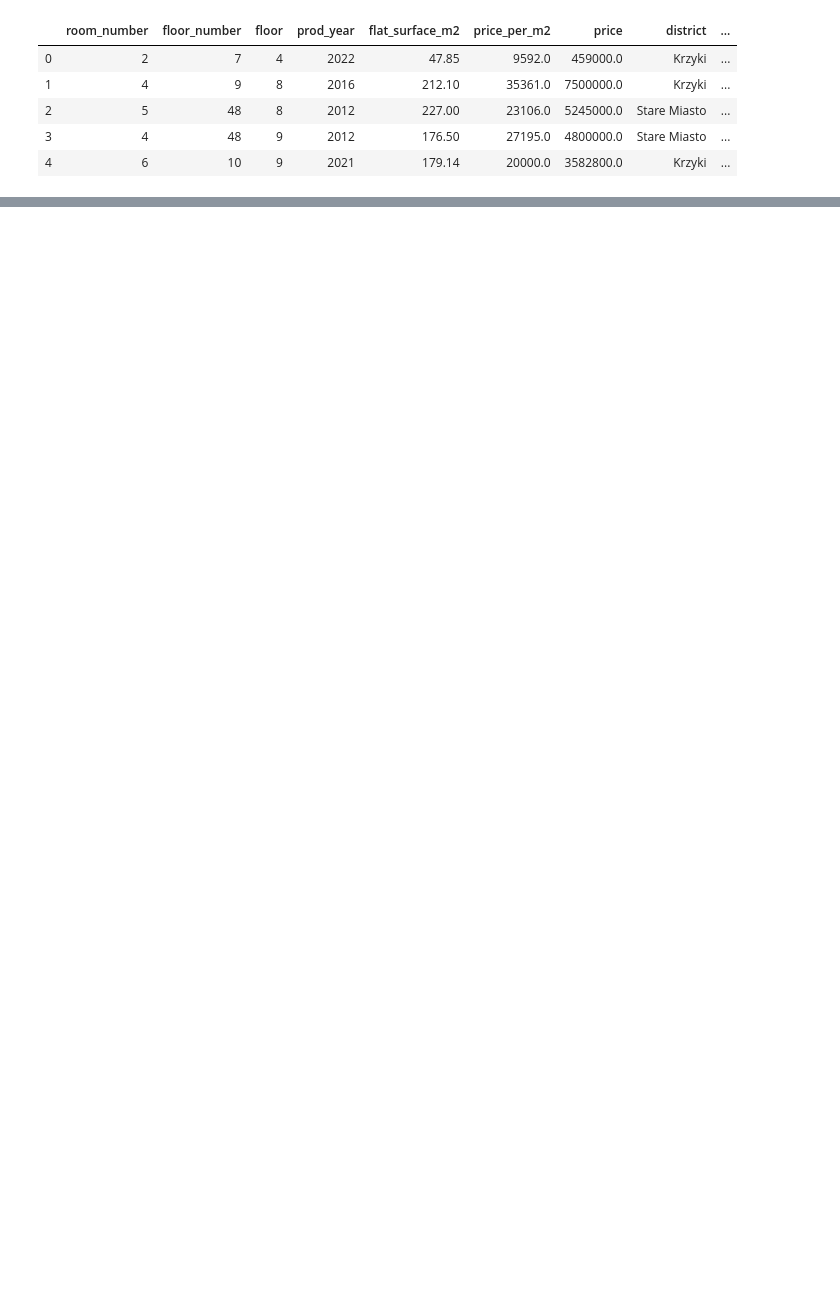
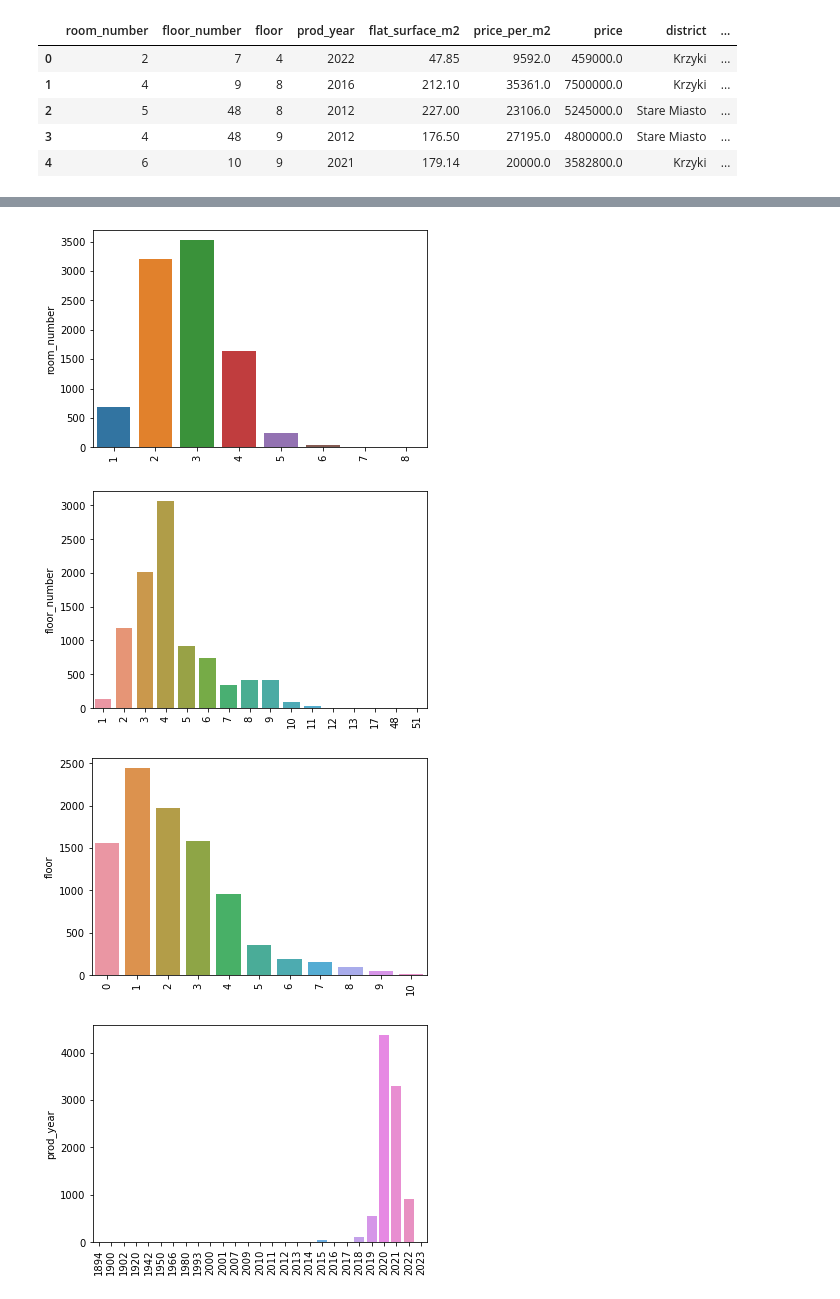
Before and after one commit to TestQspy/flats_EDA, a Jupyter notebook: flats_eda.ipynb, the cells around one changed output, grey strips where cells are left out. Drawn from its saved outputs; the diff is of its cells as text; code cells hidden in the pictures; blank space fills up the shorter version.

```diff
--- a/flats_eda.ipynb
+++ b/flats_eda.ipynb
@@ -25,0 +40,11 @@ df.boxplot(column='price',figsize=(10,10))
+# %%
+for i in df.columns:
+    cat_num = df[i].value_counts()
+    chart = sns.barplot(x=cat_num.index, y=cat_num)
+    chart.set_xticklabels(chart.get_xticklabels(), rotation=90)
+    plt.show()
+# %% [output]
+[figure, added]
+[figure, added]
+[figure, added]
+[figure, added]
```
Also changed, not shown: parts of 8 cells of this notebook, 1 other file.
